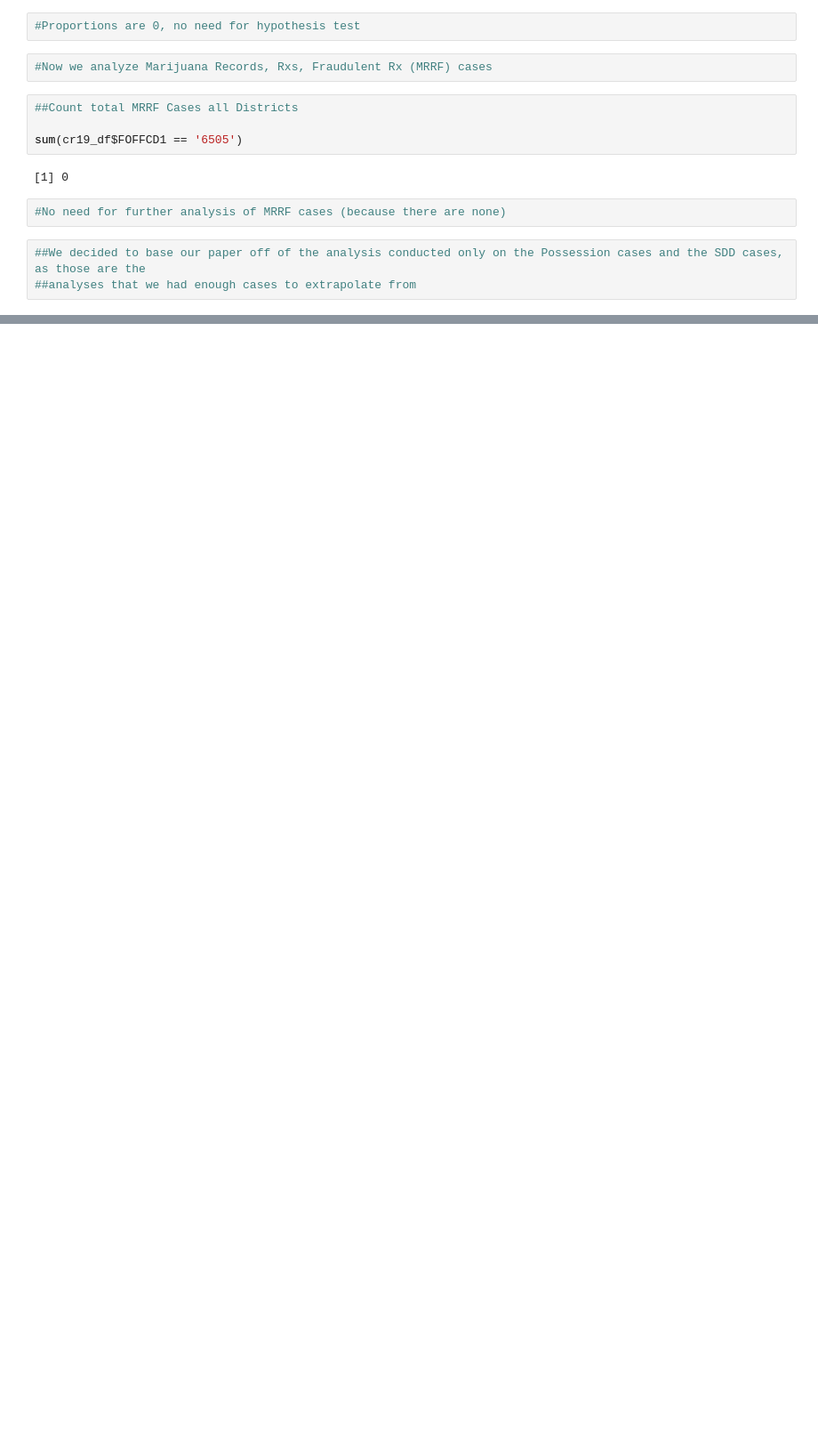
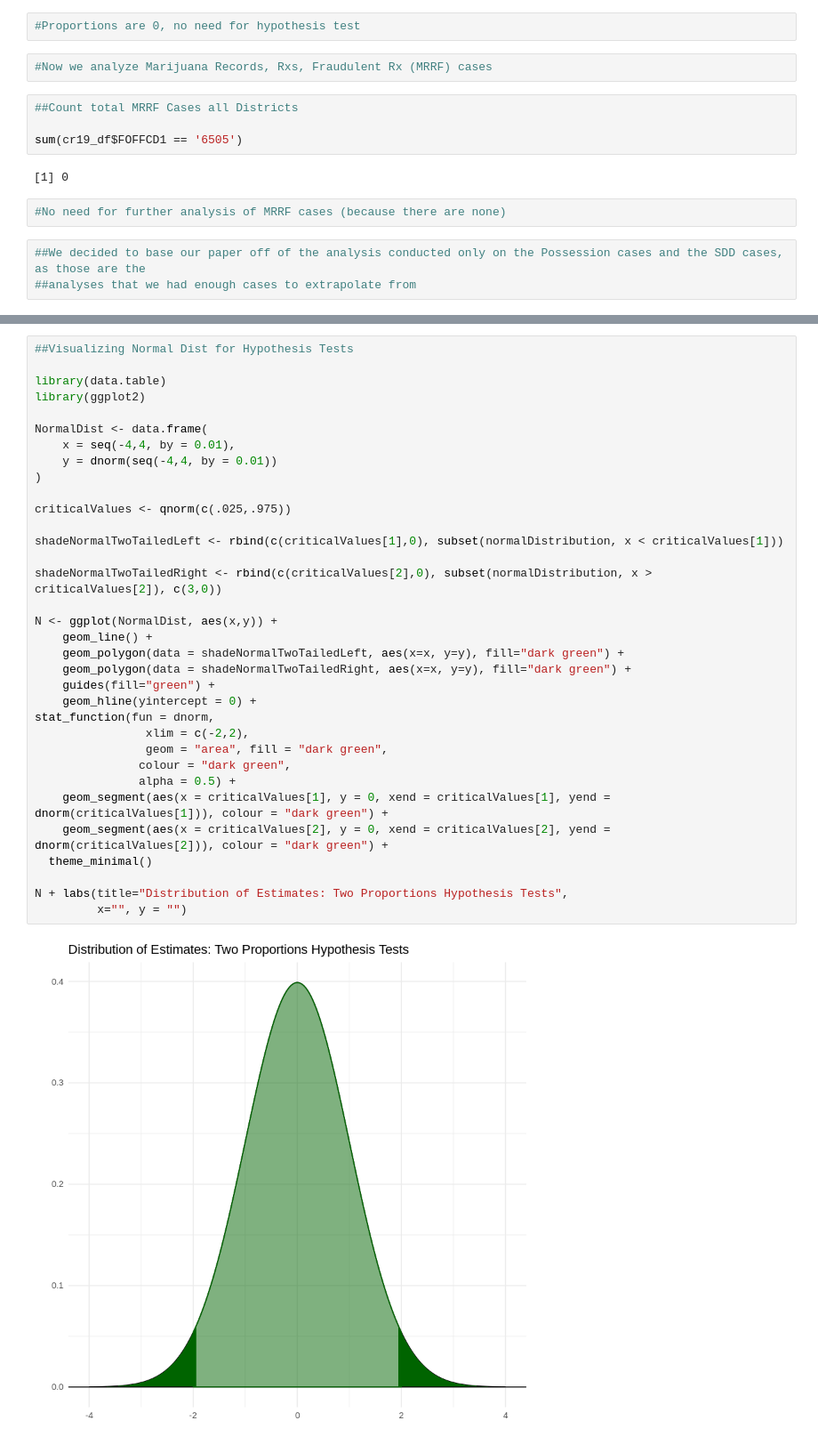
Before and after one commit to arianazukergood/Project, a Jupyter notebook: Analysis.ipynb, the cells around one changed output, grey strips where cells are left out. Shown at 89% size. Cells and saved outputs as stored; diff of their text form; blank space fills up the shorter version.

```diff
--- a/Analysis.ipynb
+++ b/Analysis.ipynb
@@ -329,0 +405,36 @@ Making 'packages.html' ... done
+# %%
+##Visualizing Normal Dist for Hypothesis Tests
+
+library(data.table)
+library(ggplot2)
+
+NormalDist <- data.frame(
+    x = seq(-4,4, by = 0.01),
+    y = dnorm(seq(-4,4, by = 0.01))
+)
+
+criticalValues <- qnorm(c(.025,.975))
+
+shadeNormalTwoTailedLeft <- rbind(c(criticalValues[1],0), subset(normalDistribution, x < criticalValues[1]))
+
+shadeNormalTwoTailedRight <- rbind(c(criticalValues[2],0), subset(normalDistribution, x > criticalValues[2]), c(3,0))
+
+N <- ggplot(NormalDist, aes(x,y)) +
+    geom_line() +
+    geom_polygon(data = shadeNormalTwoTailedLeft, aes(x=x, y=y), fill="dark green") +
+    geom_polygon(data = shadeNormalTwoTailedRight, aes(x=x, y=y), fill="dark green") +
+    guides(fill="green") +
+    geom_hline(yintercept = 0) +
+stat_function(fun = dnorm,
+                xlim = c(-2,2),
+                geom = "area", fill = "dark green",
+               colour = "dark green",
+               alpha = 0.5) +
+    geom_segment(aes(x = criticalValues[1], y = 0, xend = criticalValues[1], yend = dnorm(criticalValues[1])), colour = "dark green") +
+    geom_segment(aes(x = criticalValues[2], y = 0, xend = criticalValues[2], yend = dnorm(criticalValues[2])), colour = "dark green") +
+  theme_minimal()
+
+N + labs(title="Distribution of Estimates: Two Proportions Hypothesis Tests",
+         x="", y = "")
+# %% [output]
+[figure, added]
```
Also changed, not shown: parts of 6 cells of this notebook.
